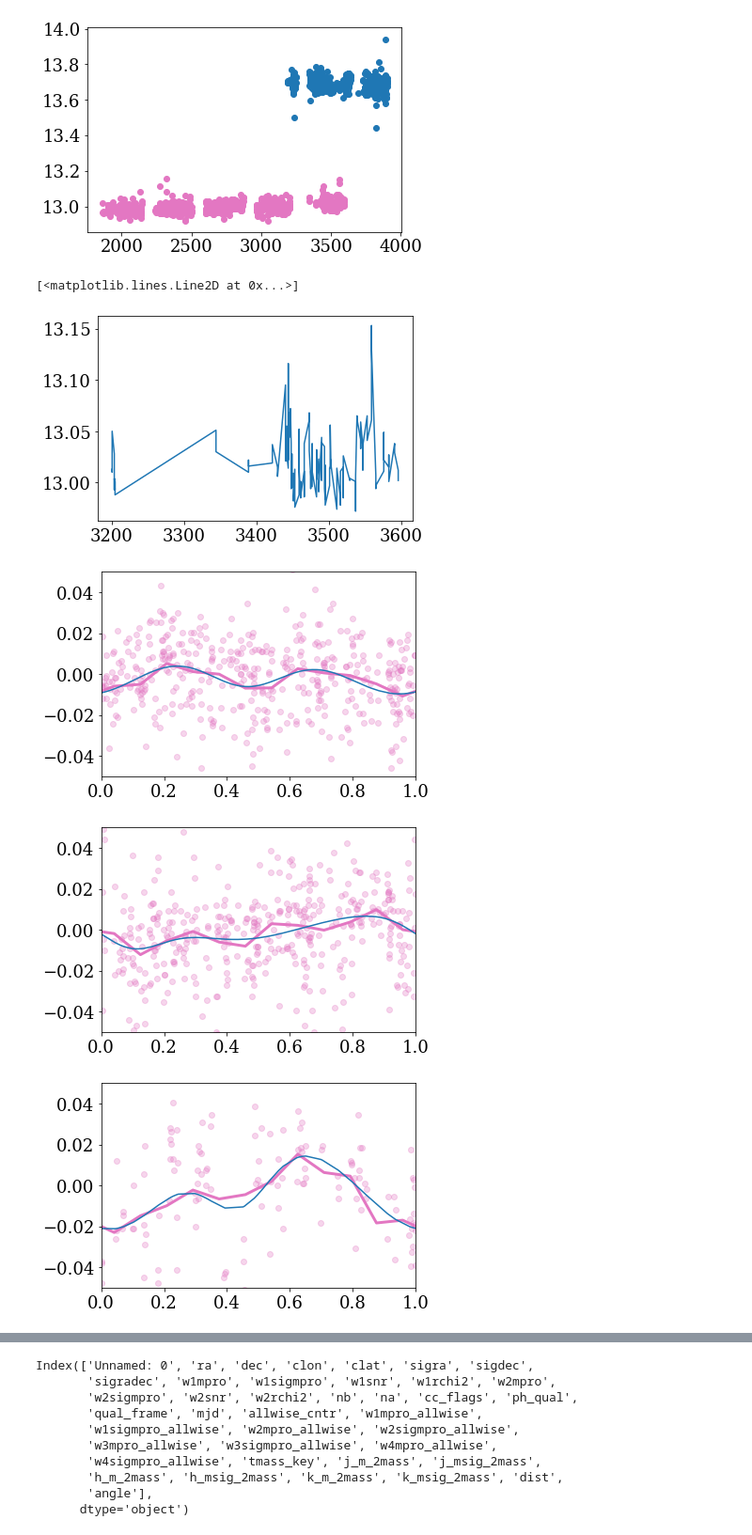
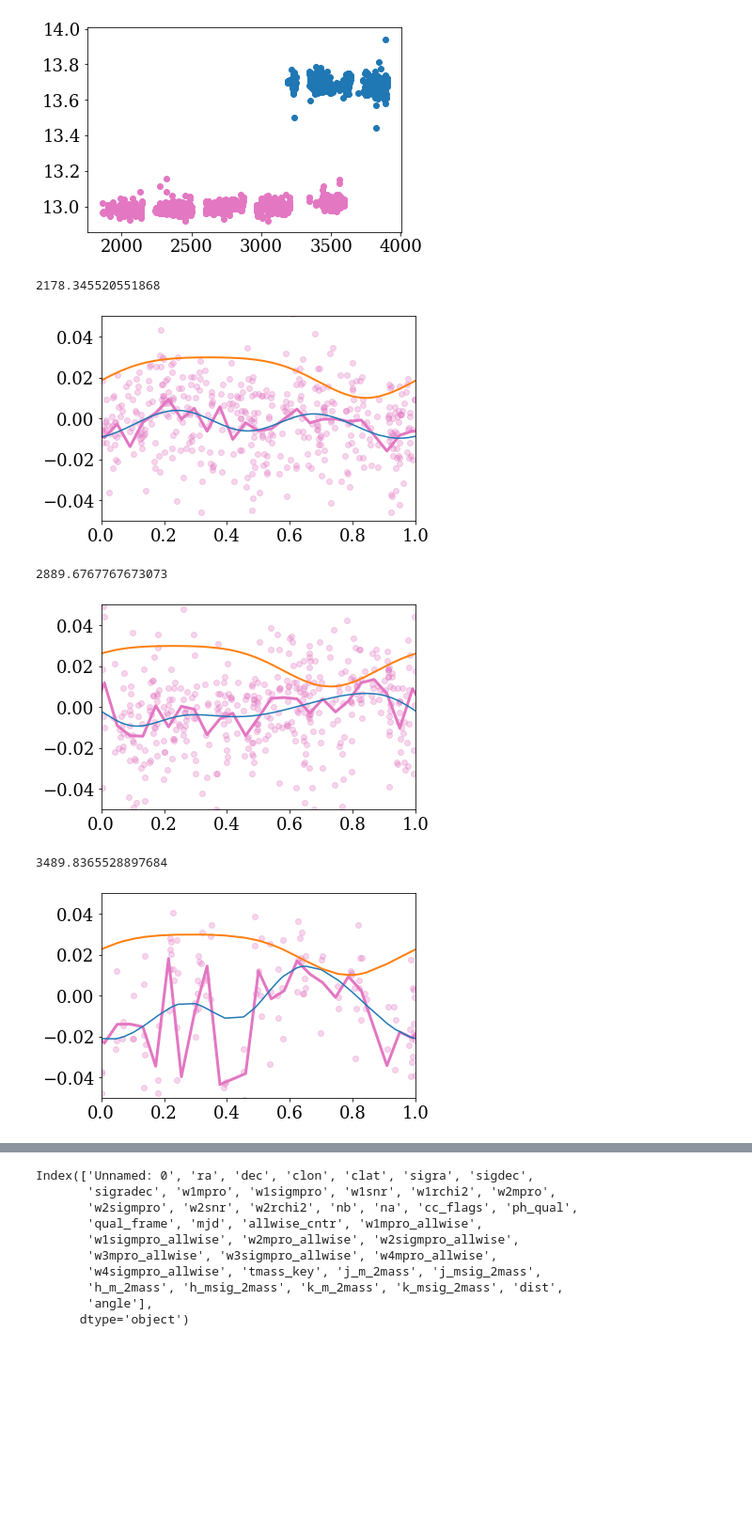
Before and after one commit to jradavenport/gj1243_10yrs, a Jupyter notebook: starspot_search.ipynb, the cells around one changed output, grey strips where cells are left out. Shown at 94% size. Saved outputs shown, nothing was run; the diff lists cells and outputs as text; code cells hidden in the pictures; blank space fills up the shorter version.

```diff
--- a/starspot_search.ipynb
+++ b/starspot_search.ipynb
@@ -585,17 +566,15 @@ plt.scatter(asassn['HJD'][aokV]-BJD0, asassn['mag'][aokV].astype('float'),c='C6'
 # %% [output]
 <matplotlib.collections.PathCollection at 0x...>
 [figure]
-# %%
-plt.plot(asassn['HJD'][aokV].values[t1]-BJD0, np.array(asassn['mag'][aokV].values, dtype='float')[t1])
-# %% [output]
-[<matplotlib.lines.Line2D at 0x...>]
-[figure, removed]
 # %%
 # xag = ((asassn['HJD'][aokg]-BJD0-EPHEM) % per_new)/per_new
 # yag = asassn['flux(mJy)'][aokg] / np.nanmedian(asassn['flux(mJy)'][aokg]) - 1
 # plt.scatter(xag, yag, alpha=0.2, s=5, c='C5')
 
-trng = [[0, 2600], [2600,3300], [3300,4000]]
+# trng = [[0, 2250], [2250,2600], [2600,2900],[2900,3300], [3300,4000]]
+trng = [[0,2600], [2600,3300], [3300,4000]]
+
+
 timetemp = asassn['HJD'][aokV].values - BJD0 - EPHEM
 
 p0_0 = [-0.03, 0.01, 0.15, -0.015, 0.4, 0.1, 0.01]
@@ -605,34 +584,42 @@ g2a=[]
 tta=[]
 for k in range(np.shape(trng)[0]):
 
     t1 = np.where((timetemp >= trng[k][0]) &
                   (timetemp <= trng[k][1]))[0]
 
     xaV = (timetemp[t1] % per_new)/per_new
     yaV = 10**((np.nanmedian(np.array(asassn['mag'][aokV], dtype='float')[t1]) - np.array(asassn['mag'][aokV], dtype='float')[t1])/2.5)-1
 
     popt, pcov = curve_fit(twogaus, xaV, yaV, p0=p0_0, maxfev=9500, bounds=bounds)
 
     g1a.append(popt[1])
     g2a.append(popt[4])
     tta.append(np.mean(timetemp[t1]))
 
     plt.figure()
     plt.scatter(xaV, yaV, alpha=0.3, c='C6', marker='o')
-    xxaV,yyaV = phase_mean(xaV, yaV, Nbins=25)
+    xxaV,yyaV = phase_mean(xaV, yaV, Nbins=50)
     plt.plot(xxaV,yyaV, lw=3, label='ASAS-SN V', c='C6')
 
     saV = np.argsort(xaV)
     plt.plot(xaV[saV], twogaus(xaV[saV], *popt))
+
+    predict_A = np.polyval(line, np.nanmean(timetemp[t1])) % 1
+    print(np.nanmean(timetemp[t1]))
+    plt.plot(xaV[saV], twogaus(xaV[saV], -0.02, predict_A, 0.15,0,0,0,0.03), label='Spot Prediction', lw=2)
+
 
     plt.ylim(-0.05,.05)
     plt.xlim(0,1)
     plt.show()
 
 g1a = np.array(g1a)
 g2a = np.array(g2a)
 tta = np.array(tta)
 # %% [output]
+2178.345520551868
-[figure, old version]
+[figure, new version]
+2889.6767767673073
-[figure, old version]
+[figure, new version]
+3489.8365528897684
-[figure, old version]
+[figure, new version]
```
Also changed, not shown: parts of 19 cells of this notebook, 3 other files.
